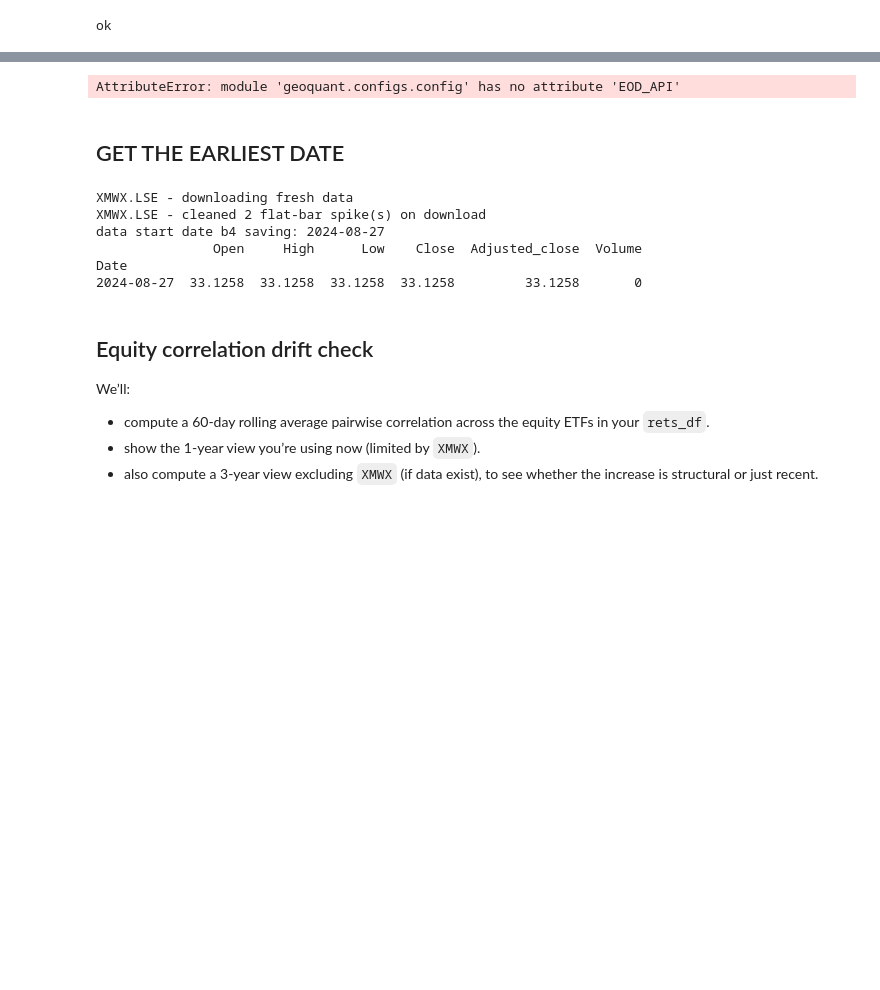
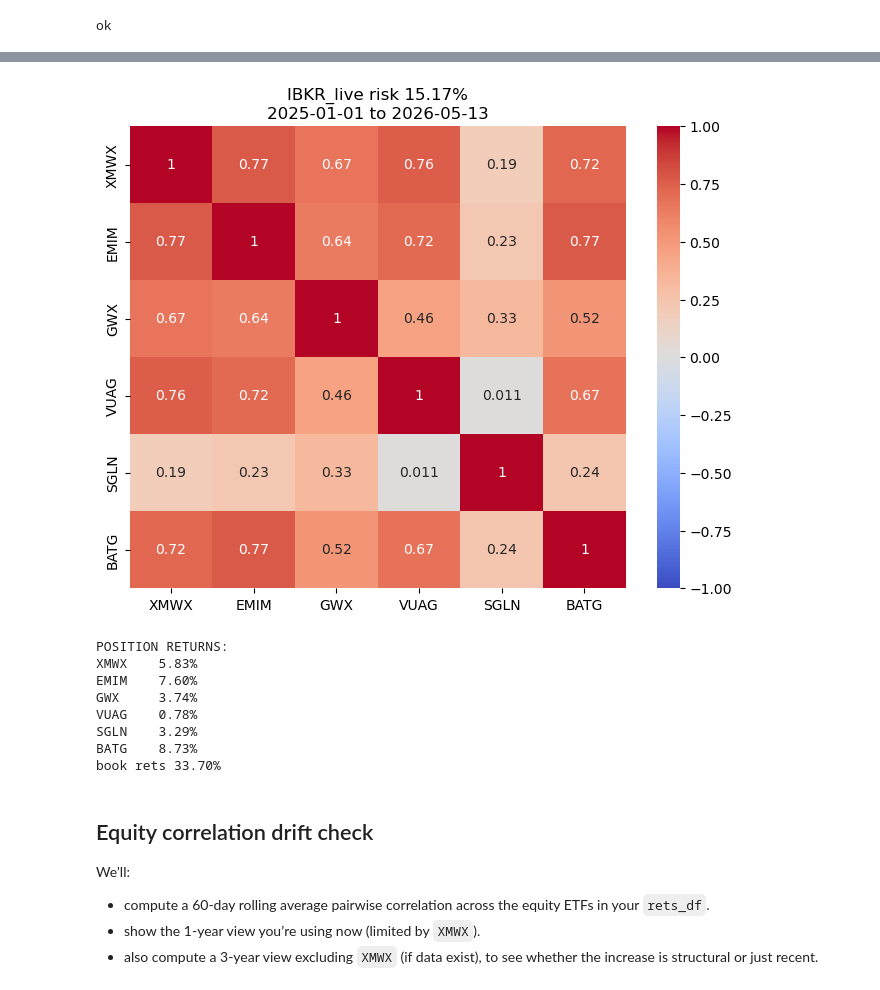
Before and after one commit to nimchimpski/GeoQuant, a Jupyter notebook: notebooks/risk_matrix_run_new.ipynb, the cells around one changed output, grey strips where cells are left out. Drawn from its saved outputs; the diff is of its cells as text; code cells hidden in the pictures; blank space fills up the shorter version.

```diff
--- a/notebooks/risk_matrix_run_new.ipynb
+++ b/notebooks/risk_matrix_run_new.ipynb
@@ -121,44 +122,24 @@ BATG  0.028236  0.036055  0.023335  0.028716  0.013827  0.074820
-# %%
-def eod_search(quey: str, token: str):
-    import requests, pandas as pd
-    url = f"https://eodhd.com/api/search/{quey}?api_token={token}&fmt=json"
-    r = requests.get(url, timeout=30); r.raise_for_status()
-    hits = r.json()
-    # Return a small table to pick from
-    return pd.DataFrame([{
-        "code": h.get("Code"),
-        "exchange": h.get("Exchange"),
-        "name": h.get("Name"),
-        "currency": h.get("Currency"),
-        "type": h.get("Type"),
-        "startdate": h.get("StartDate"),
-        # earliet date
-
-    } for h in hits])
-
-# Usage:
-df = eod_search("litg", config.EOD_API)
-# pick the line with the longest available history (often XETRA/LSE/SIX)
-print(df)
-# %% [output]
-AttributeError: module 'geoquant.configs.config' has no attribute 'EOD_API'
-# %% [markdown]
-## GET THE EARLIEST DATE ##
-# %%
-START = '2020-01-02'
-ticker = 'XMWX.LSE'
-
-
-# Fetch EODHD daily FX and build a Series
-fx_df = f1.fetch_csv_robust(ticker, data_params=config.data_params)
-print(fx_df.head(1))
-# %% [output]
-XMWX.LSE - downloading fresh data
-XMWX.LSE - cleaned 2 flat-bar spike(s) on download
-data start date b4 saving: 2024-08-27
-               Open     High      Low    Close  Adjusted_close  Volume
-Date
-2024-08-27  33.1258  33.1258  33.1258  33.1258         33.1258       0
+# %%
+
+plt.figure(figsize=(8, 6))
+sns.heatmap(corr_matrix, annot=True, cmap="coolwarm", vmin=-1, vmax=1)
+plt.title(f"{book} risk {risk['port_vol']:.2%}\n{start_date} to {end_date}")
+plt.show()
+
+total, position_returns = risk_matrix.book_total_returns(rets_df, w)
+print('POSITION RETURNS:')
+print(position_returns.to_string())
+print("book rets", f"{total:.2%}")
+# %% [output]
+[figure, added]
+POSITION RETURNS:
+XMWX    5.83%
+EMIM    7.60%
+GWX     3.74%
+VUAG    0.78%
+SGLN    3.29%
+BATG    8.73%
+book rets 33.70%
 # %% [markdown]
 ## Equity correlation drift check
 We’ll:
```
Also changed, not shown: parts of 3 cells of this notebook, 13 other files.
